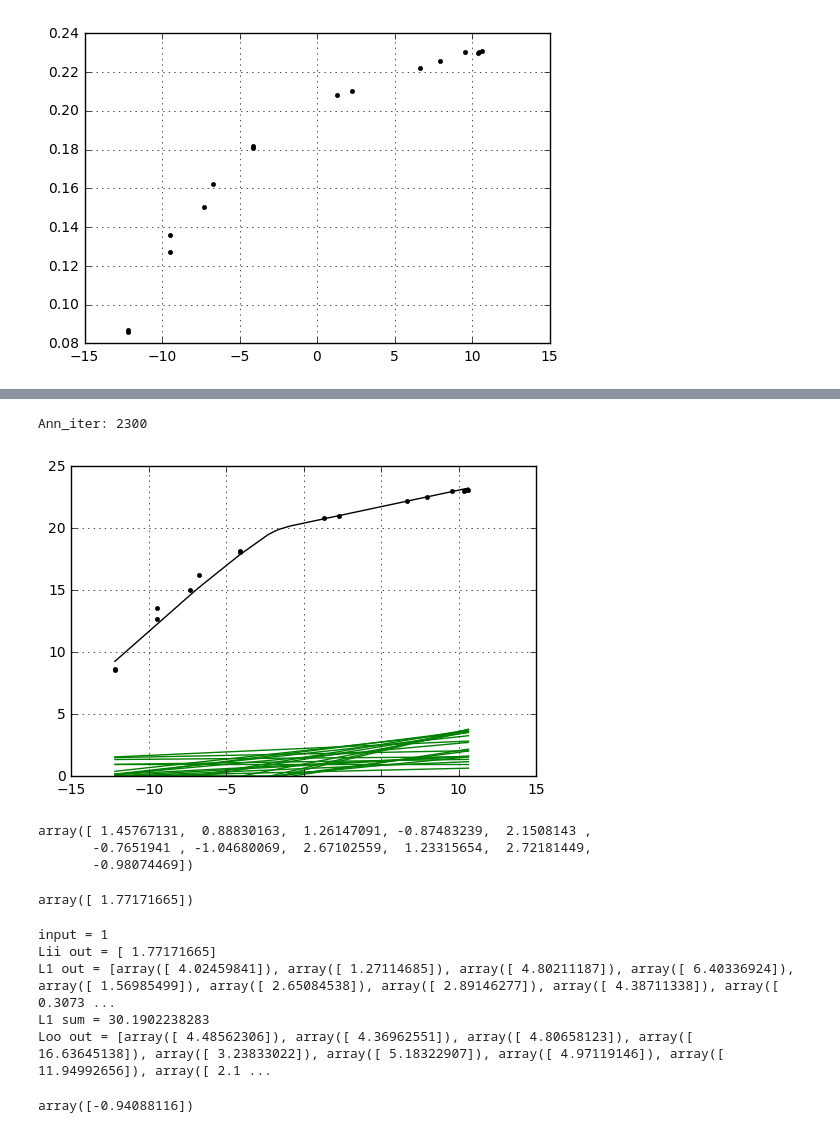
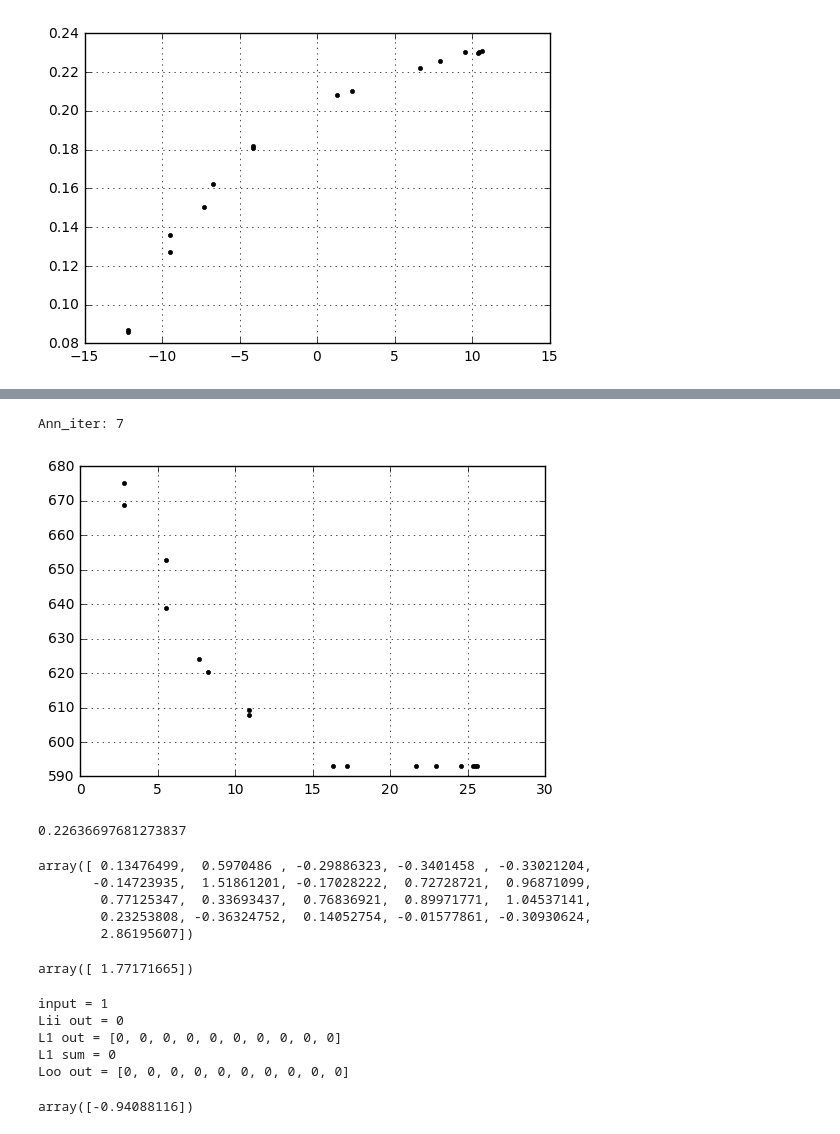
Before and after one commit to ateplovoz/ANN, a Jupyter notebook: ANN_vector_GitVersion.ipynb, the cells around one changed output, grey strips where cells are left out. Saved outputs shown, nothing was run; the diff lists cells and outputs as text; code cells hidden in the pictures.

Commit message:
time travel, fuckups and shit. custom_classes needs to be updated

```diff
--- a/ANN_vector_GitVersion.ipynb
+++ b/ANN_vector_GitVersion.ipynb
@@ -79,6 +134,6 @@ set_output = data_Etam_masked_means*100#-np.median(data_Etam_masked_means)
 # %%
-set_input = np.arange(20)
-set_output = np.arange(0, 40, 2)
+set_input = np.arange(0, 50)
+set_output = (np.random.normal(0,0.1,50)*10+10)*np.linspace(1,2,50)
 # %%
 ANN2 = ANN_classes.NNetwork(1,5,2)
 # %%
@@ -88,53 +143,59 @@ reload(ANN_classes)
 # %%
-ANN1 = ANN_classes.NNetwork(1, 20, 1)
+ANN1 = ANN_classes.NNetwork(1, 10, 1)
 # ANN1.cfg_input(2)
 ANN1.cfg_mass()
 ANN1.cfg_type()
 # ANN1.nwgh_reset(-0.2)
-ANN1.nwgh_randomize(1,1)
+ANN1.nwgh_randomize(4,4)
 ANN_iter = 0
 # %%
-for _ in xrange(100):
+for _ in xrange(1):
     pick = np.random.randint(len(set_input))
 #     pick = 0
     ANN1.forward([set_input[pick]])
 #     print ANN1.Vii
     ANN1.getnetgrad([set_output[pick]])
     ANN1.backward()
     ANN1.ncommit()
     ANN1.forward([set_input[pick]])
     ANN1.VLoo[0].v[0]
     #######
     dxx = np.linspace(min(set_input), max(set_input), 100)
     dyy = np.zeros([100])
-    dyy_p = np.zeros([100,21])
+#     dyy_p = np.zeros([100,51])
     ANN_iter += 1
 c = 0
 for x in dxx:
     ANN1.forward([x])
     dyy[c] = ANN1.VLoo[0].v[0]
-    dyy_p[c] = ANN_classes.unpackval(ANN1.VL1)[0]*ANN1.Loo[0].Vw.v
-    dyy_p[c] = ANN_classes.unpackval(ANN1.VL1)[0]
+#     dyy_p[c] = ANN_classes.unpackval(ANN1.VL1)[0]*ANN1.Loo[0].Vw.v
     c += 1
 print 'Ann_iter: {}'.format(ANN_iter)
 fig = plt.figure()
 ax1 = plt.subplot(111)
 # ax2 = ax1.twinx()
 ax1.plot(set_input, set_output, 'k.')
 ax1.plot(dxx, dyy, 'k-')
-[ax1.plot(dxx, dyy_p[:,i], 'g-') for i in xrange(len(dyy_p[0, :]))]
+# [ax1.plot(dxx, dyy_p[:,i], 'g-') for i in xrange(len(dyy_p[0, :]))]
 ax1.grid(True)
-ax1.set_ylim(0,25)
+# ax1.set_ylim(0,25)
+# ax1.set_xlim(-1,15)
 plt.show()
 # %% [output]
-Ann_iter: 2300
+Ann_iter: 7
-[figure, old version]
+[figure, new version]
+# %%
+ANN1.L1[4].pullback
+# %% [output]
+0.22636697681273837
 # %%
 ANN1.Loo[0].Vw.v
 # %% [output]
-array([ 1.45767131,  0.88830163,  1.26147091, -0.87483239,  2.1508143 ,
-       -0.7651941 , -1.04680069,  2.67102559,  1.23315654,  2.72181449,
-       -0.98074469])
+array([ 0.13476499,  0.5970486 , -0.29886323, -0.3401458 , -0.33021204,
+       -0.14723935,  1.51861201, -0.17028222,  0.72728721,  0.96871099,
+        0.77125347,  0.33693437,  0.76836921,  0.89971771,  1.04537141,
+        0.23253808, -0.36324752,  0.14052754, -0.01577861, -0.30930624,
+        2.86195607])
 # %%
 ANN1.Lii[0].Vw.v
 # %% [output]
@@ -153,10 +214,10 @@ Loo_out = [max(0, L1_syn*Loo_w+ANN1.Loo[0].Vw.v[-1]) for L1_syn, Loo_w in zip(L1
 print u'Loo out = {}'.format(Loo_out)
 # %% [output]
 input = 1
-Lii out = [ 1.77171665]
-L1 out = [array([ 4.02459841]), array([ 1.27114685]), array([ 4.80211187]), array([ 6.40336924]), array([ 1.56985499]), array([ 2.65084538]), array([ 2.89146277]), array([ 4.38711338]), array([ 0.3073 ...
-L1 sum = 30.1902238283
-Loo out = [array([ 4.48562306]), array([ 4.36962551]), array([ 4.80658123]), array([ 16.63645138]), array([ 3.23833022]), array([ 5.18322907]), array([ 4.97119146]), array([ 11.94992656]), array([ 2.1 ...
+Lii out = 0
+L1 out = [0, 0, 0, 0, 0, 0, 0, 0, 0, 0]
+L1 sum = 0
+Loo out = [0, 0, 0, 0, 0, 0, 0, 0, 0, 0]
 # %%
 ANN1.Lii[0].Vw.v
 # %% [output]
```
Also changed, not shown: parts of 6 cells of this notebook, 4 other files.
